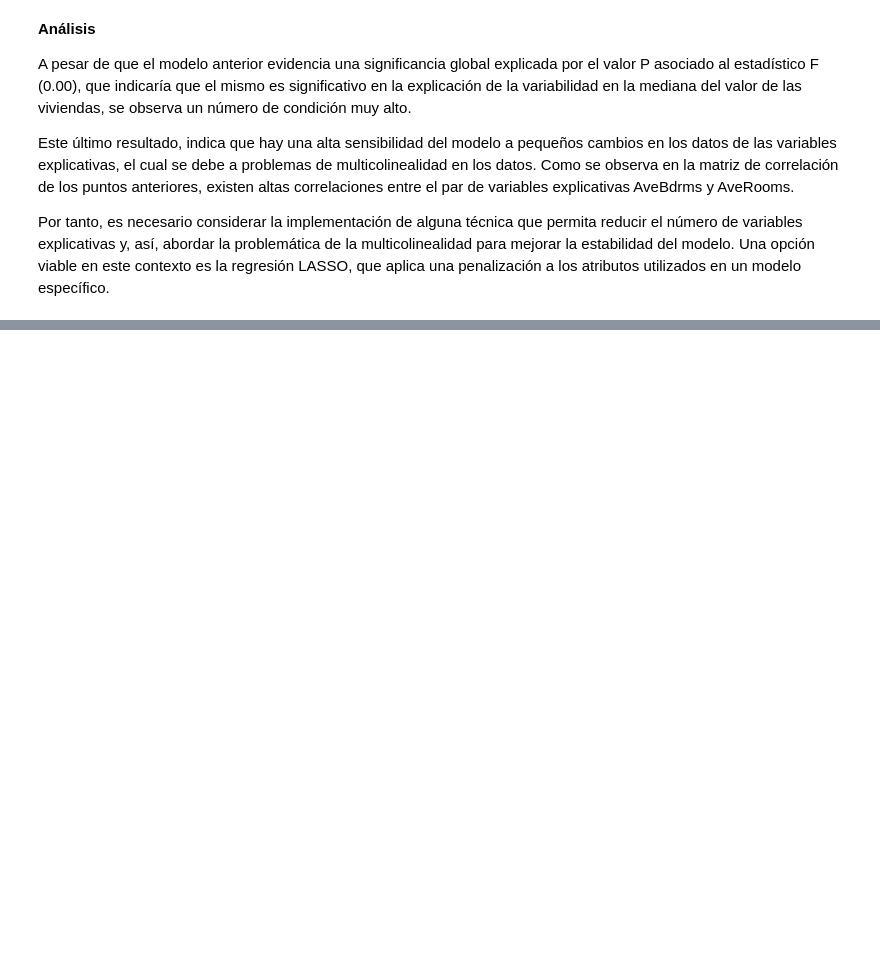
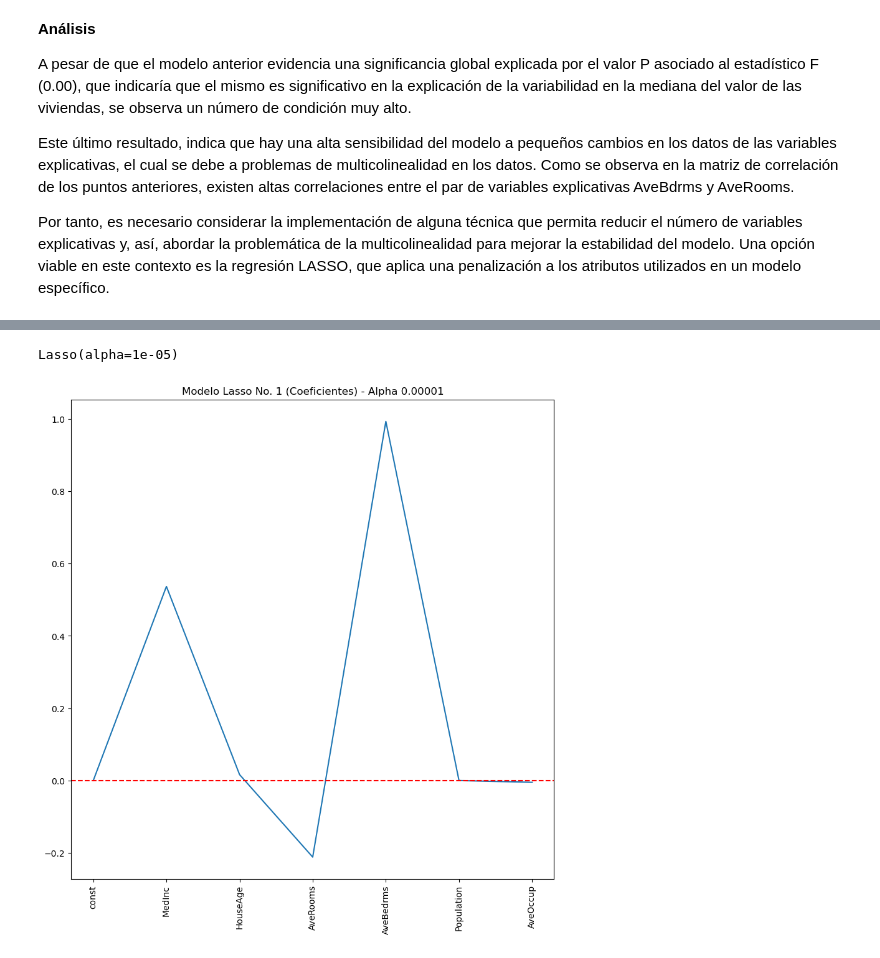
Before and after one commit to Daniel1martinez2/mcd-analisis-cuantitativo-evaluacion-1, a Jupyter notebook: punto3.ipynb, the cells around one changed output, grey strips where cells are left out. Cells and saved outputs as stored; diff of their text form; code cells hidden in the pictures; blank space fills up the shorter version.

```diff
--- a/punto3.ipynb
+++ b/punto3.ipynb
@@ -371,0 +449,19 @@ Por tanto, es necesario considerar la implementación de alguna técnica que per
+# %%
+# Modelo Lasso - Alpha 0.00001
+
+lasso_uno = Lasso(alpha=0.00001)
+
+lasso_uno.fit(X,y)
+# %% [output]
+Lasso(alpha=1e-05)
+# %%
+#Gráficamente
+
+plt.figure(figsize=(10, 10))
+plt.plot(X.columns, lasso_uno.coef_)
+plt.axhline(y=0, color='red', linestyle='--') #Se plantea una línea roja en 0
+plt.xticks(rotation=90)
+plt.title("Modelo Lasso No. 1 (Coeficientes) - Alpha 0.00001")
+plt.show()
+# %% [output]
+[figure, added]
```
Also changed, not shown: parts of 57 cells of this notebook.
